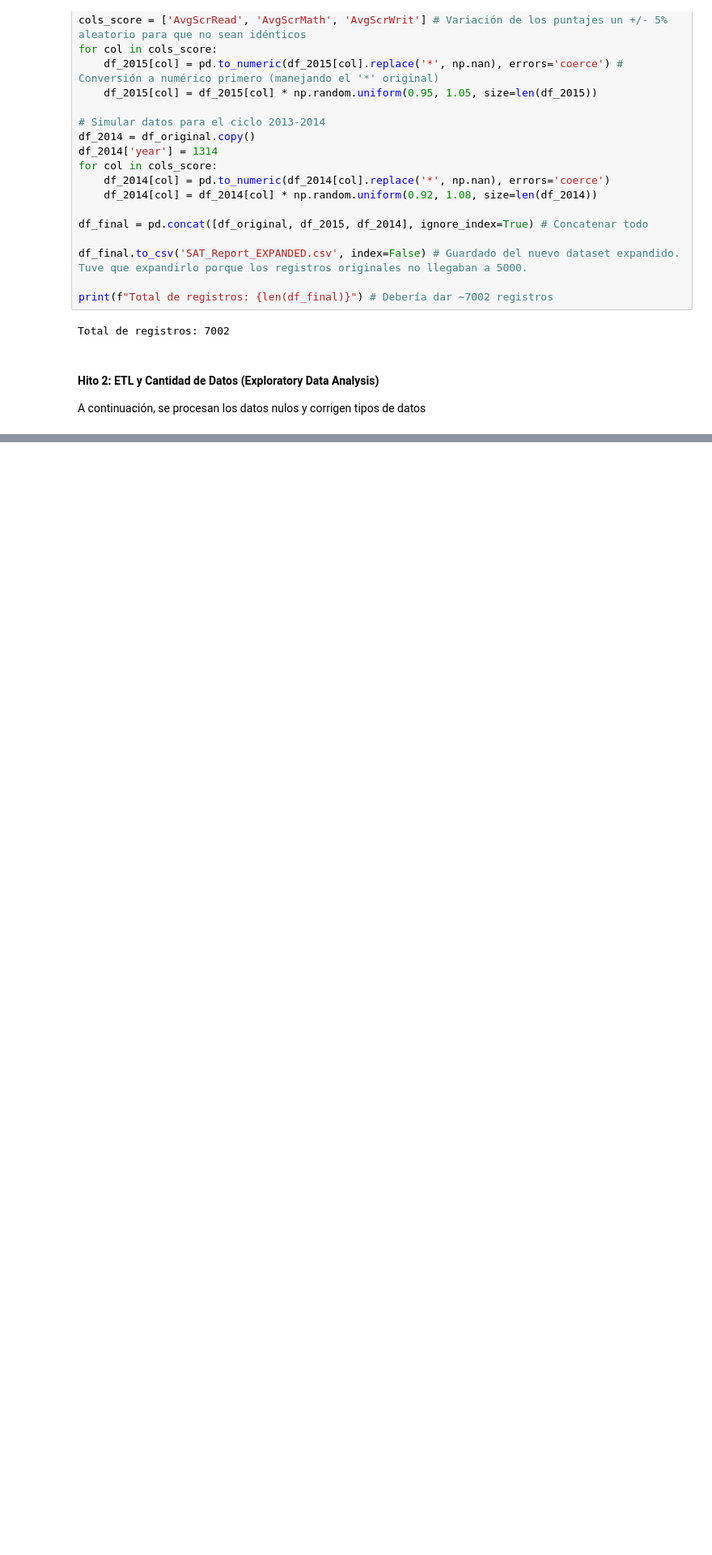
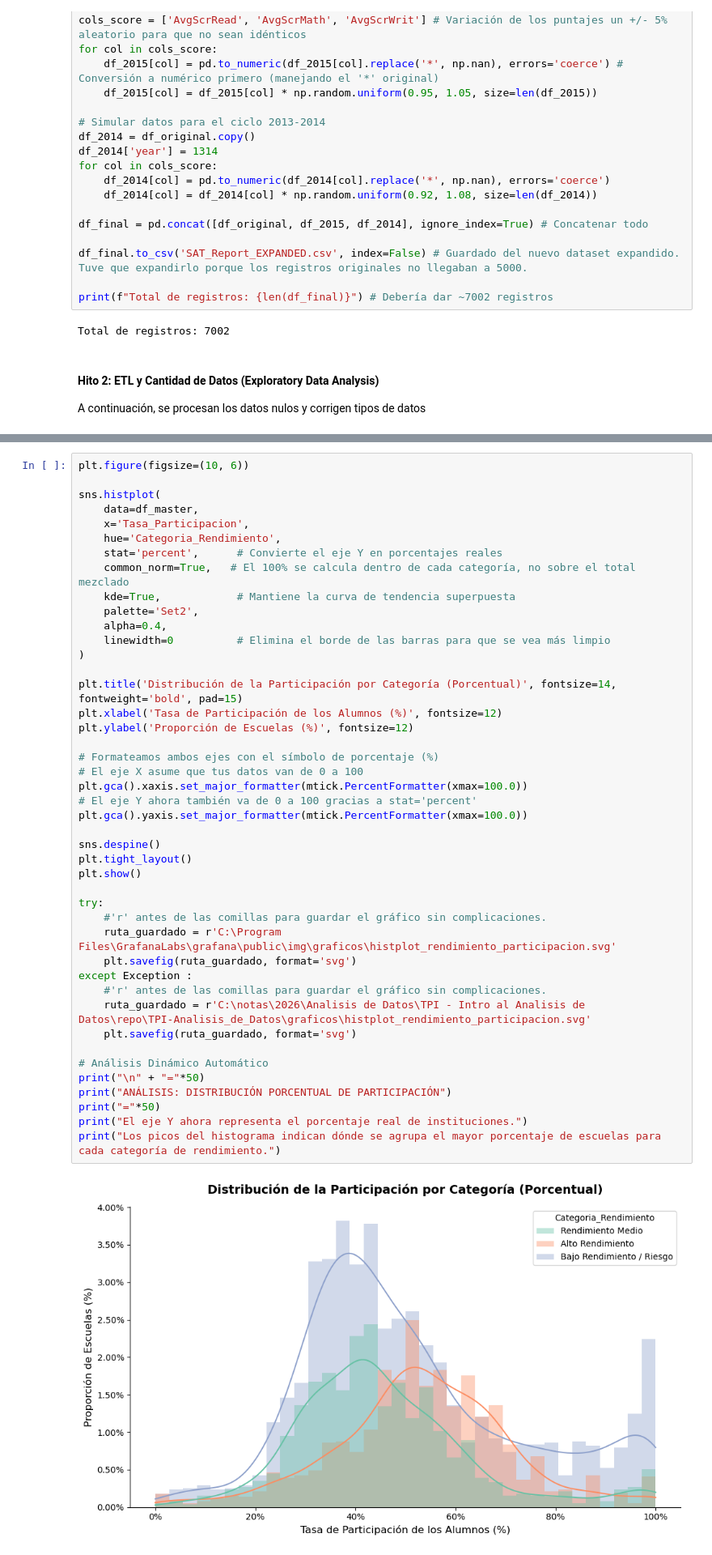
Before and after one commit to lucaGomezB/TPI-Analisis_de_Datos, a Jupyter notebook: TPI_Luca_Gomez_COM1.ipynb, the cells around one changed output, grey strips where cells are left out. Shown at 81% size. Cells and saved outputs as stored; diff of their text form; blank space fills up the shorter version.

```diff
--- a/TPI_Luca_Gomez_COM1.ipynb
+++ b/TPI_Luca_Gomez_COM1.ipynb
@@ -205,0 +405,46 @@ Dataset MASTER guardado con 5137 registros y 21 columnas.
+# %%
+plt.figure(figsize=(10, 6))
+
+sns.histplot(
+    data=df_master,
+    x='Tasa_Participacion',
+    hue='Categoria_Rendimiento',
+    stat='percent',      # Convierte el eje Y en porcentajes reales
+    common_norm=True,   # El 100% se calcula dentro de cada categoría, no sobre el total mezclado
+    kde=True,            # Mantiene la curva de tendencia superpuesta
+    palette='Set2',
+    alpha=0.4,
+    linewidth=0          # Elimina el borde de las barras para que se vea más limpio
+)
+
+plt.title('Distribución de la Participación por Categoría (Porcentual)', fontsize=14, fontweight='bold', pad=15)
+plt.xlabel('Tasa de Participación de los Alumnos (%)', fontsize=12)
+plt.ylabel('Proporción de Escuelas (%)', fontsize=12)
+
+# Formateamos ambos ejes con el símbolo de porcentaje (%)
+# El eje X asume que tus datos van de 0 a 100
+plt.gca().xaxis.set_major_formatter(mtick.PercentFormatter(xmax=100.0))
+# El eje Y ahora también va de 0 a 100 gracias a stat='percent'
+plt.gca().yaxis.set_major_formatter(mtick.PercentFormatter(xmax=100.0))
+
+sns.despine()
+plt.tight_layout()
+plt.show()
+
+try:
+    #'r' antes de las comillas para guardar el gráfico sin complicaciones.
+    ruta_guardado = r'C:\Program Files\GrafanaLabs\grafana\public\img\graficos\histplot_rendimiento_participacion.svg'
+    plt.savefig(ruta_guardado, format='svg')
+except Exception :
+    #'r' antes de las comillas para guardar el gráfico sin complicaciones.
+    ruta_guardado = r'C:\notas\2026\Analisis de Datos\TPI - Intro al Analisis de Datos\repo\TPI-Analisis_de_Datos\graficos\histplot_rendimiento_participacion.svg'
+    plt.savefig(ruta_guardado, format='svg')
+
+# Análisis Dinámico Automático
+print("\n" + "="*50)
+print("ANÁLISIS: DISTRIBUCIÓN PORCENTUAL DE PARTICIPACIÓN")
+print("="*50)
+print("El eje Y ahora representa el porcentaje real de instituciones.")
+print("Los picos del histograma indican dónde se agrupa el mayor porcentaje de escuelas para cada categoría de rendimiento.")
+# %% [output]
+[figure, added]
```
Also changed, not shown: parts of 12 cells of this notebook, 7 other files.
